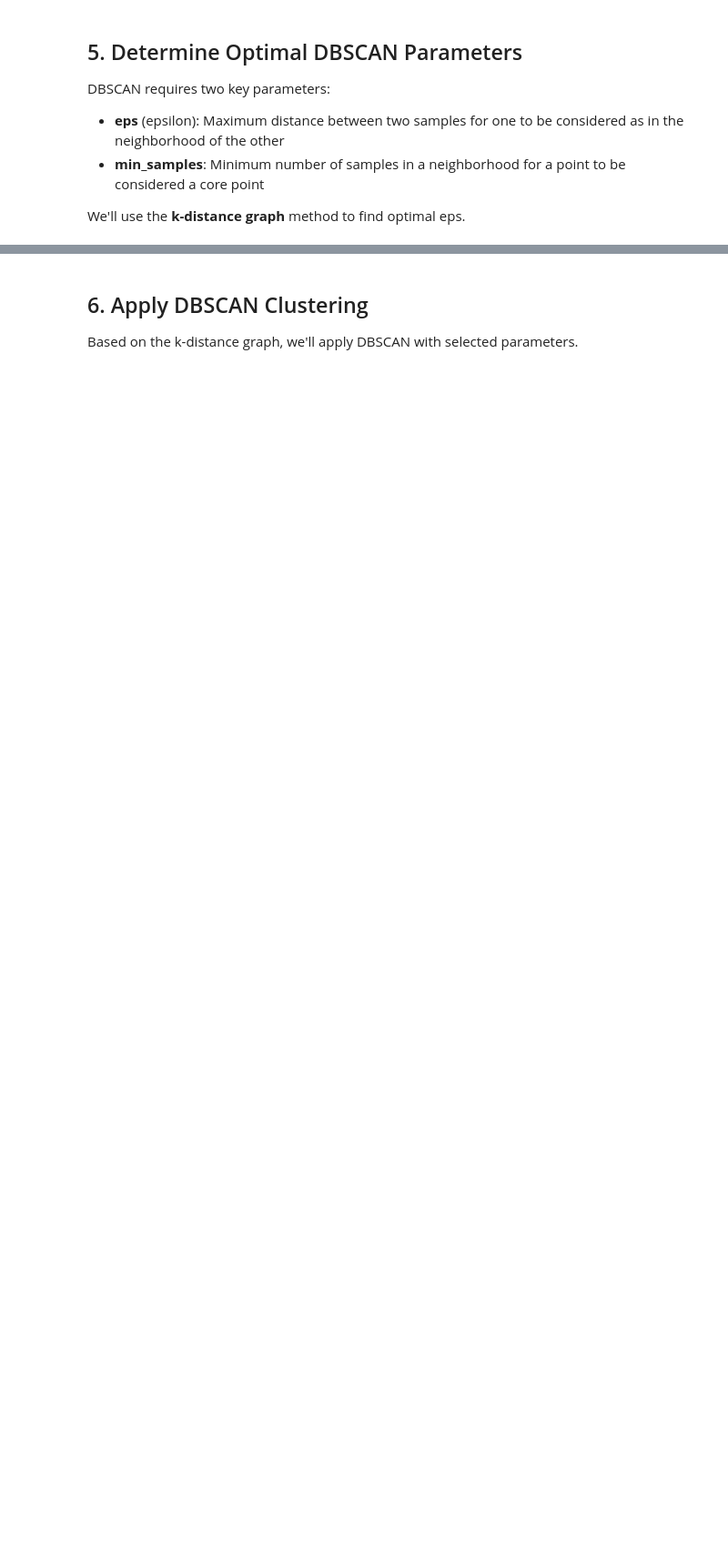
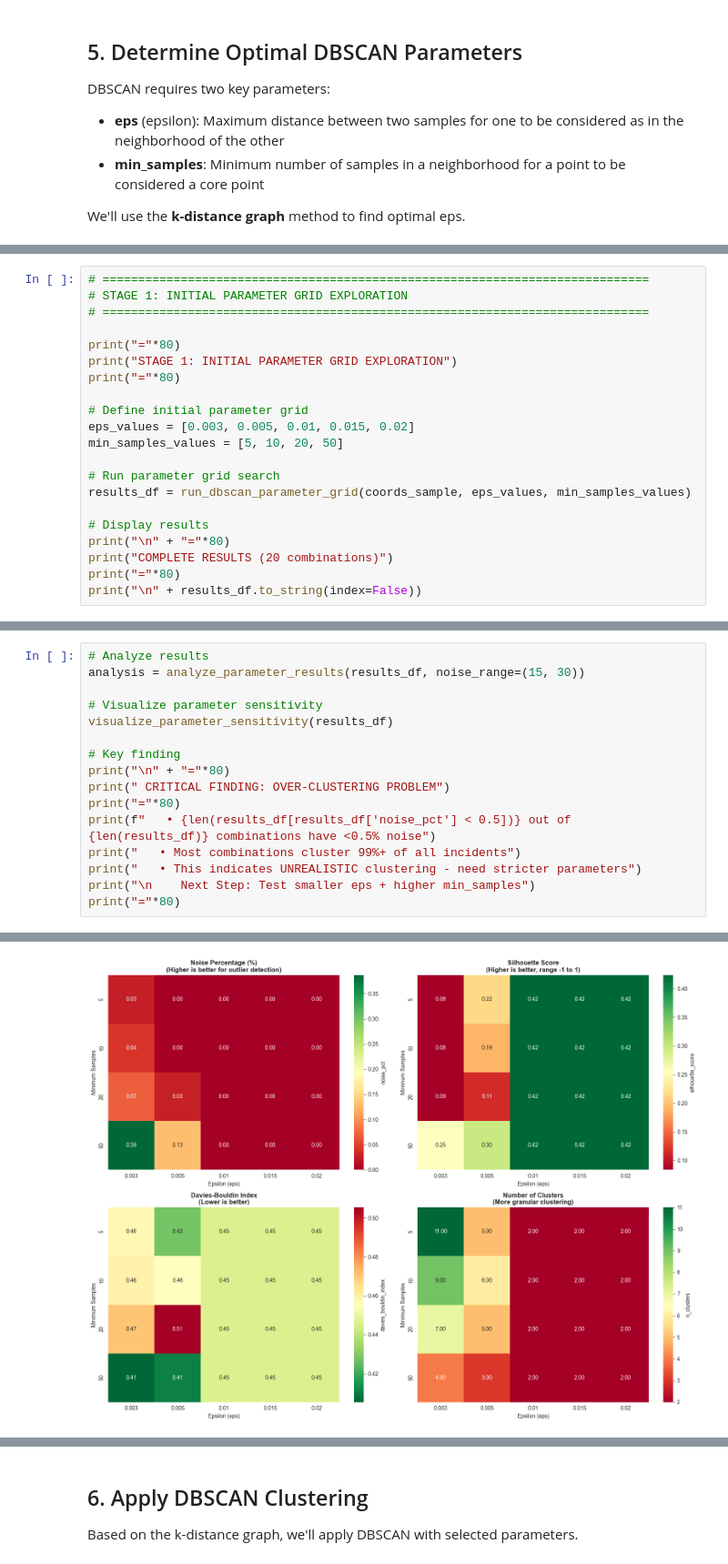
Before and after one commit to rajeevchaurasia-sjsu/sjsf-public-safety-mining, a Jupyter notebook: notebooks/03_spatial_analysis_sf.ipynb, the cells around one changed output, grey strips where cells are left out. Shown at 91% size. Saved outputs shown, nothing was run; the diff lists cells and outputs as text; blank space fills up the shorter version.

Commit message:
improved DBSCAN

```diff
--- a/notebooks/03_spatial_analysis_sf.ipynb
+++ b/notebooks/03_spatial_analysis_sf.ipynb
@@ -195,0 +417,21 @@ Look for the 'elbow' in the graph above to determine optimal eps.
+# %%
+# =============================================================================
+# STAGE 1: INITIAL PARAMETER GRID EXPLORATION
+# =============================================================================
+
+print("="*80)
+print("STAGE 1: INITIAL PARAMETER GRID EXPLORATION")
+print("="*80)
+
+# Define initial parameter grid
+eps_values = [0.003, 0.005, 0.01, 0.015, 0.02]
+min_samples_values = [5, 10, 20, 50]
+
+# Run parameter grid search
+results_df = run_dbscan_parameter_grid(coords_sample, eps_values, min_samples_values)
+
+# Display results
+print("\n" + "="*80)
+print("COMPLETE RESULTS (20 combinations)")
+print("="*80)
+print("\n" + results_df.to_string(index=False))
@@ -195,0 +456,17 @@ Look for the 'elbow' in the graph above to determine optimal eps.
+# %%
+# Analyze results
+analysis = analyze_parameter_results(results_df, noise_range=(15, 30))
+
+# Visualize parameter sensitivity
+visualize_parameter_sensitivity(results_df)
+
+# Key finding
+print("\n" + "="*80)
+print(" CRITICAL FINDING: OVER-CLUSTERING PROBLEM")
+print("="*80)
+print(f"   • {len(results_df[results_df['noise_pct'] < 0.5])} out of {len(results_df)} combinations have <0.5% noise")
+print("   • Most combinations cluster 99%+ of all incidents")
+print("   • This indicates UNREALISTIC clustering - need stricter parameters")
+print("\n    Next Step: Test smaller eps + higher min_samples")
+print("="*80)
+# %% [output]
@@ -195,0 +492 @@ Look for the 'elbow' in the graph above to determine optimal eps.
+[figure, added]
```
Also changed, not shown: parts of 20 cells of this notebook, 2 other files.
